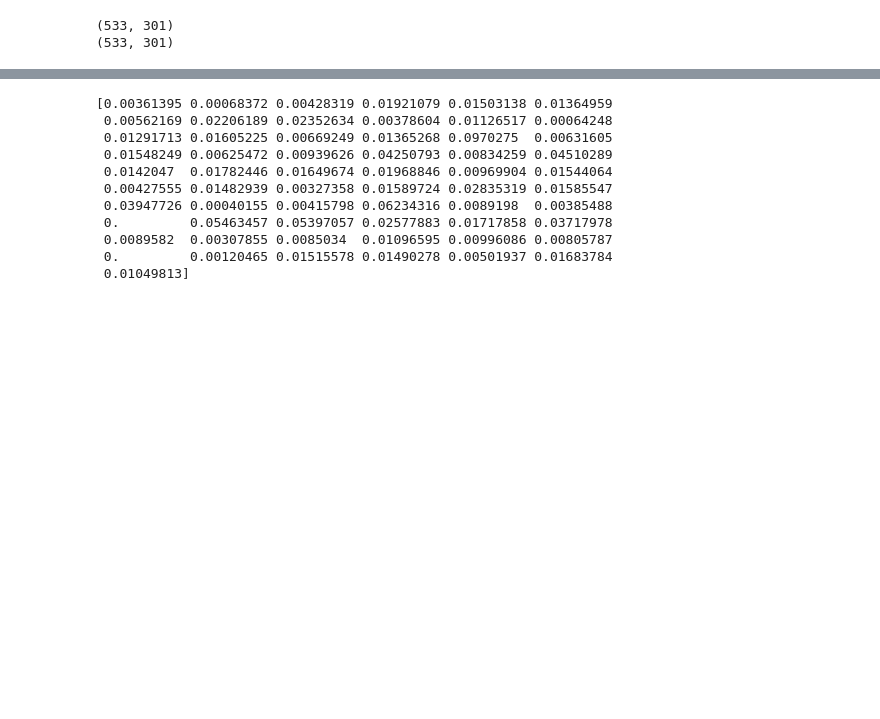
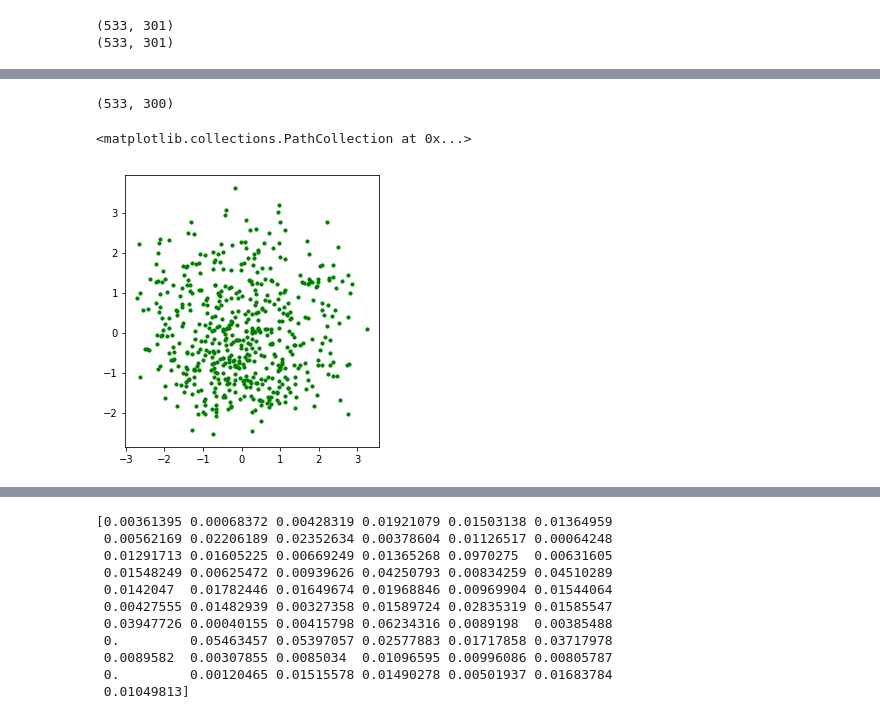
Before and after one commit to aminkhod/DDI-Project, a Jupyter notebook: feature_selection.ipynb, the cells around one changed output, grey strips where cells are left out. Drawn from its saved outputs; the diff is of its cells as text; code cells hidden in the pictures; blank space fills up the shorter version.

```diff
--- a/feature_selection.ipynb
+++ b/feature_selection.ipynb
@@ -62,7 +72,24 @@ X.shape
 # %%
+#Because Stds are near
 from sklearn.feature_selection import VarianceThreshold
 # X = [[0, 0, 1], [0, 1, 0], [1, 0, 0], [0, 1, 1], [0, 1, 0], [0, 1, 1]]
-sel = VarianceThreshold(threshold=(.8 * (1 - .8)))
+sel = VarianceThreshold(threshold=(0.09))
 z = sel.fit_transform(X)
 z = pd.DataFrame(z)
-z
+z.shape
+# %% [output]
+(533, 300)
+# %%
+########## PCA of features for Kmeans
+from sklearn.decomposition import PCA
+pca_model = PCA(n_components=150)
+X_new = pca_model.fit_transform(X)
+
+fig = plt.figure(figsize=(10, 5))
+ax = fig.add_subplot(121)
+ax.scatter(X_new[:, 0], X_new[:, 1],c='green', marker='o', s=10)
+# ax = fig.add_subplot(122)
+# ax.scatter(X_new[:, 0], X_new[:, 1], c=colors[kmean.labels_], marker='*')
+# %% [output]
+<matplotlib.collections.PathCollection at 0x...>
+[figure, added]
```
Also changed, not shown: parts of 8 cells of this notebook.
